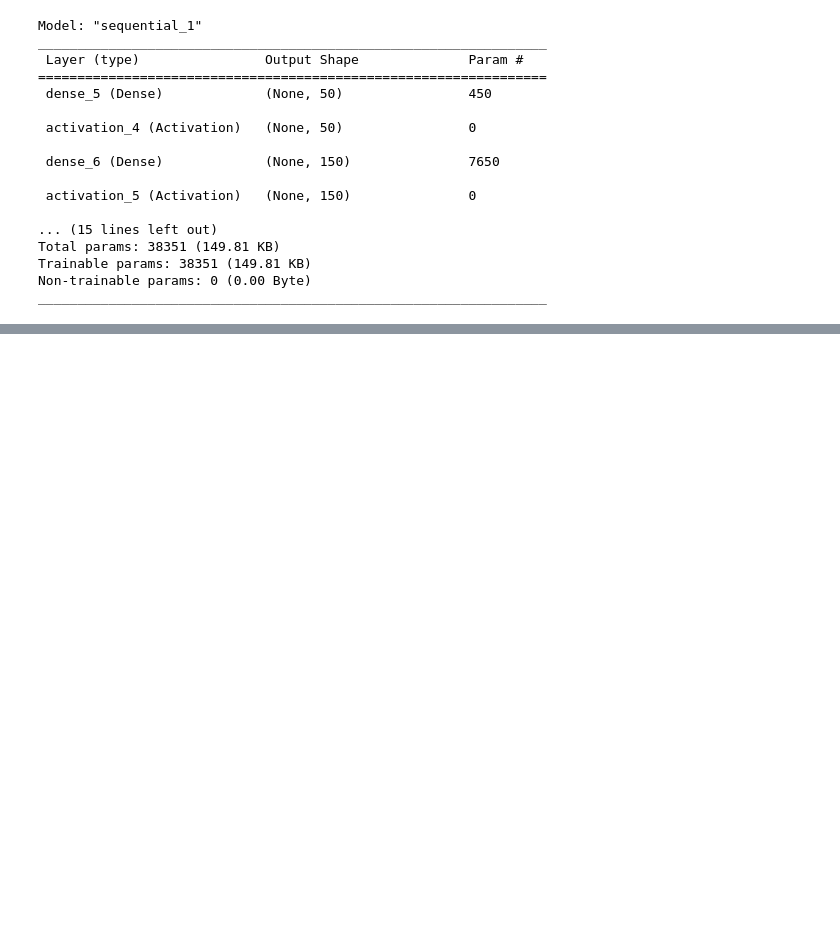
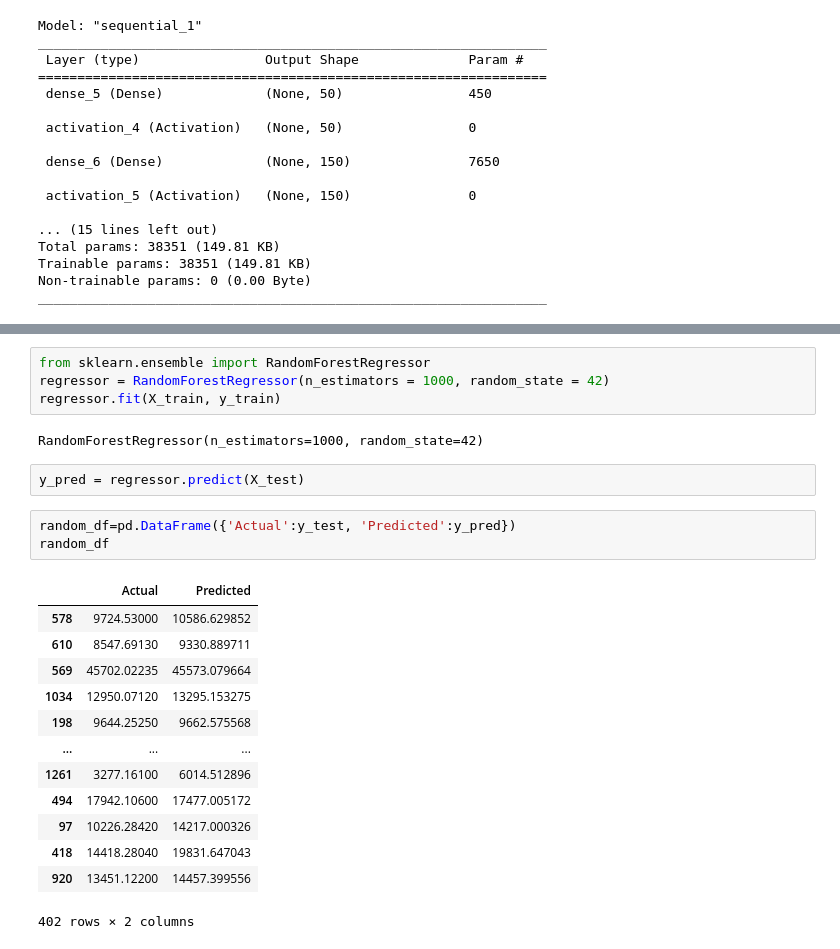
Before and after one commit to SowdaminiKosuru/FinalCapstoneProject, a Jupyter notebook: Medical Insurance Premium Prediction with Machine Learning.ipynb, the cells around one changed output, grey strips where cells are left out. Cells and saved outputs as stored; diff of their text form; blank space fills up the shorter version.

```diff
--- a/Medical Insurance Premium Prediction with Machine Learning.ipynb
+++ b/Medical Insurance Premium Prediction with Machine Learning.ipynb
@@ -683,0 +705,25 @@ _________________________________________________________________
+# %%
+from sklearn.ensemble import RandomForestRegressor
+regressor = RandomForestRegressor(n_estimators = 1000, random_state = 42)
+regressor.fit(X_train, y_train)
+# %% [output]
+RandomForestRegressor(n_estimators=1000, random_state=42)
+# %%
+y_pred = regressor.predict(X_test)
+# %%
+random_df=pd.DataFrame({'Actual':y_test, 'Predicted':y_pred})
+random_df
+# %% [output]
+|  | Actual | Predicted |
+| 578 | 9724.53000 | 10586.629852 |
+| 610 | 8547.69130 | 9330.889711 |
+| 569 | 45702.02235 | 45573.079664 |
+| 1034 | 12950.07120 | 13295.153275 |
+| 198 | 9644.25250 | 9662.575568 |
+| ... | ... | ... |
+| 1261 | 3277.16100 | 6014.512896 |
+| 494 | 17942.10600 | 17477.005172 |
+| 97 | 10226.28420 | 14217.000326 |
+| 418 | 14418.28040 | 19831.647043 |
+| 920 | 13451.12200 | 14457.399556 |
+402 rows × 2 columns
```
Also changed, not shown: parts of 13 cells of this notebook.
